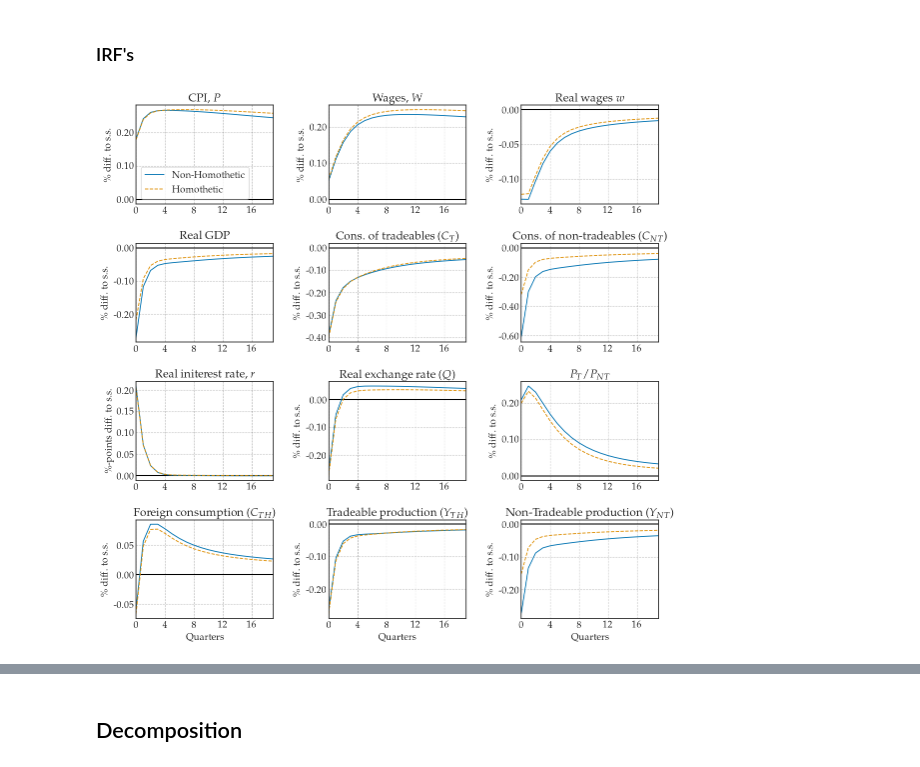
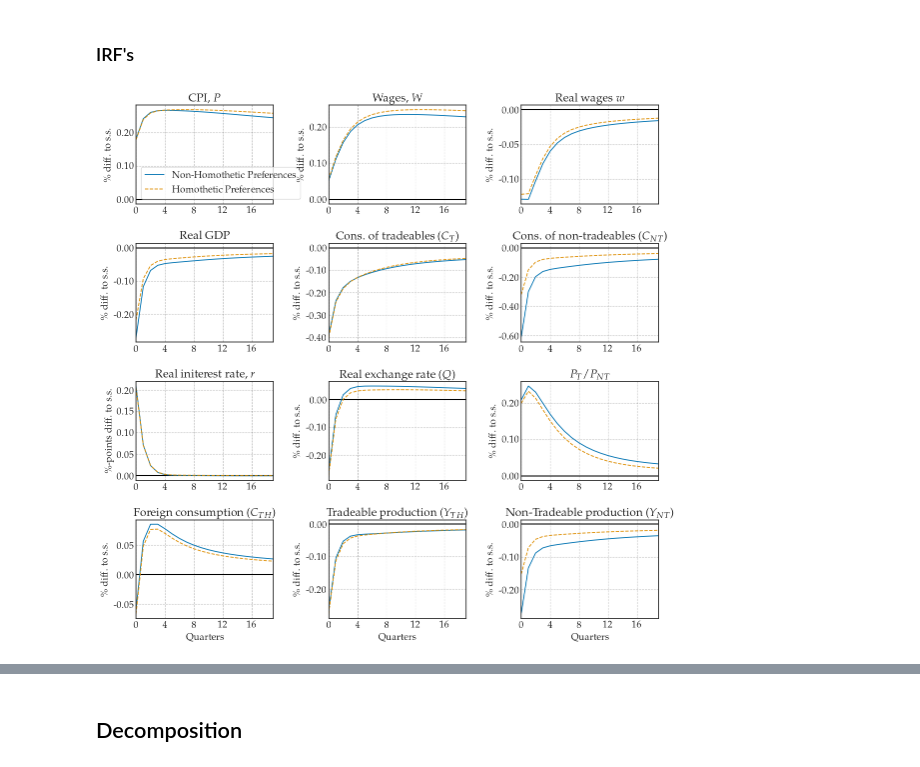
Before and after one commit to funlime/I_HANK_PIGL, a Jupyter notebook: notebook_completed.ipynb, the cells around one changed output, grey strips where cells are left out. Drawn from its saved outputs; the diff is of its cells as text; code cells hidden in the pictures.

```diff
--- a/notebook_completed.ipynb
+++ b/notebook_completed.ipynb
@@ -130,7 +130,7 @@ figs.plot_jac(model_baseline)
 # %%
 
 
-fig = figs.show_IRFs([model_baseline, model_homothetic], paths_, ['Non-Homothetic', 'Homothetic'], scale=False, maxcol=3)
-if save_figs: fig.savefig('plots/IRF_standard.png')
+fig = figs.show_IRFs([model_baseline, model_homothetic], paths_, scale=False, maxcol=3)
+# if save_figs: fig.savefig('plots/IRF_standard.png')
 # %% [output]
-[figure, old version]
+[figure, new version]
```
Also changed, not shown: parts of 3 cells of this notebook, 3 other files.
